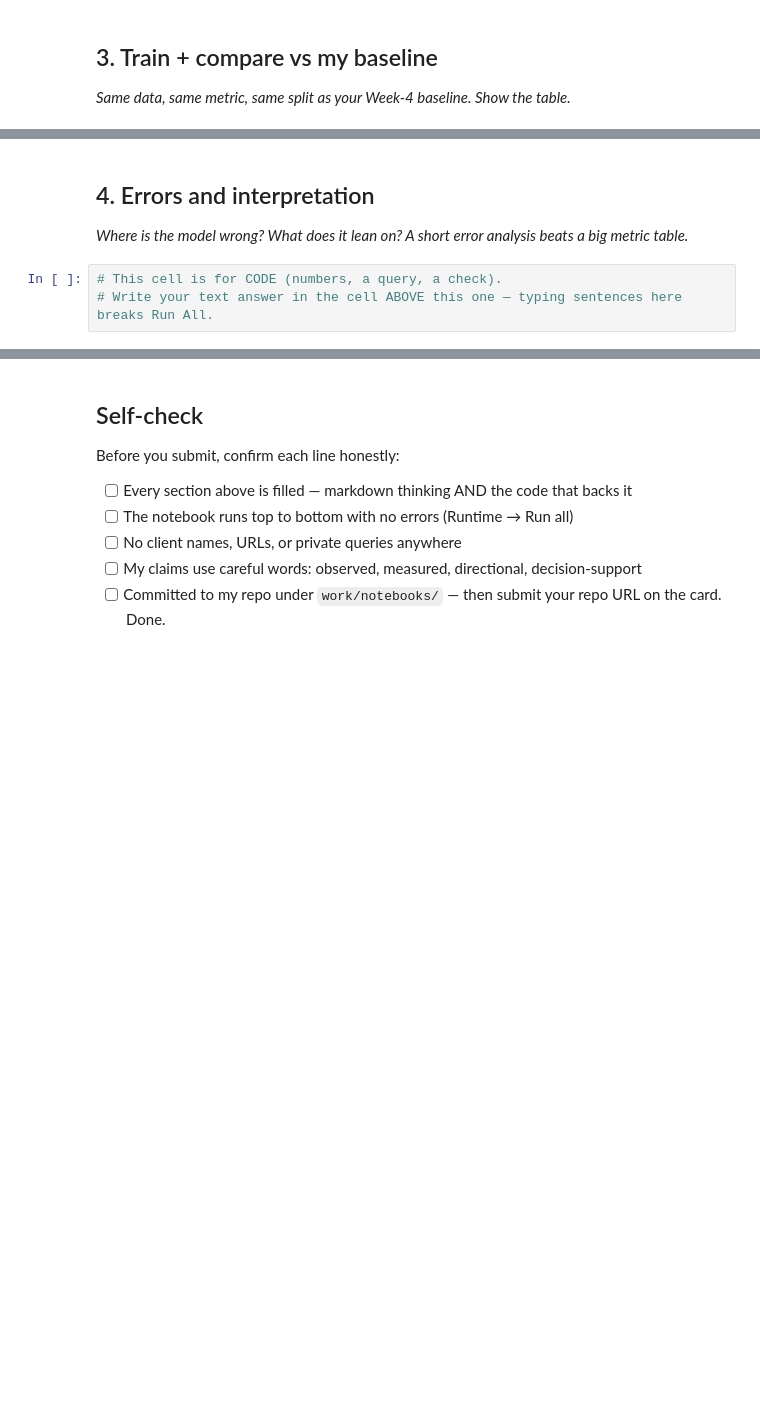
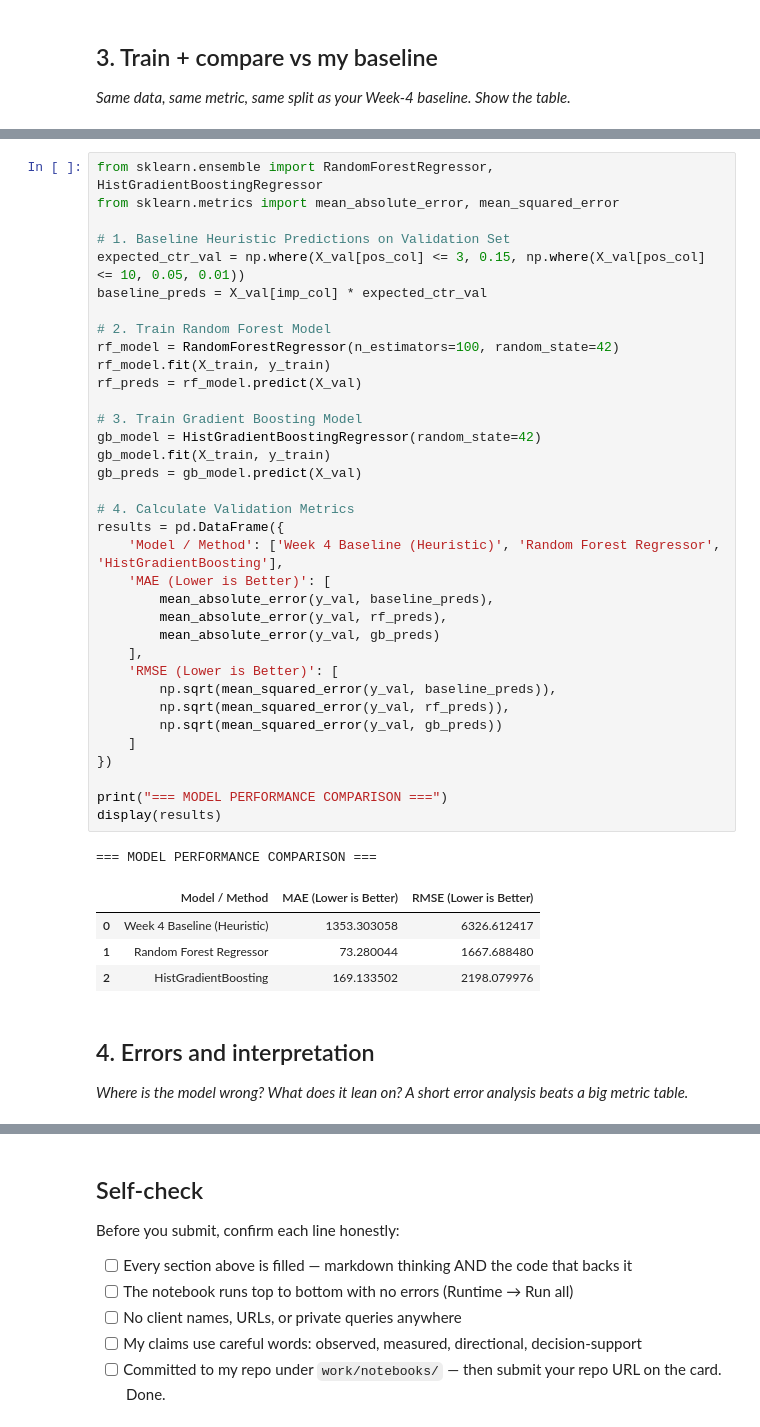
Before and after one commit to ggirlrottingg/ml-internship-starter, a Jupyter notebook: work/notebooks/w05_model.ipynb, the cells around one changed output, grey strips where cells are left out. Saved outputs shown, nothing was run; the diff lists cells and outputs as text; blank space fills up the shorter version.

```diff
--- a/work/notebooks/w05_model.ipynb
+++ b/work/notebooks/w05_model.ipynb
@@ -30,7 +86,45 @@ This skeleton is yours to fill. Work the sections **in order** — each one has
+# %%
+from sklearn.ensemble import RandomForestRegressor, HistGradientBoostingRegressor
+from sklearn.metrics import mean_absolute_error, mean_squared_error
+
+# 1. Baseline Heuristic Predictions on Validation Set
+expected_ctr_val = np.where(X_val[pos_col] <= 3, 0.15, np.where(X_val[pos_col] <= 10, 0.05, 0.01))
+baseline_preds = X_val[imp_col] * expected_ctr_val
+
+# 2. Train Random Forest Model
+rf_model = RandomForestRegressor(n_estimators=100, random_state=42)
+rf_model.fit(X_train, y_train)
+rf_preds = rf_model.predict(X_val)
+
+# 3. Train Gradient Boosting Model
+gb_model = HistGradientBoostingRegressor(random_state=42)
+gb_model.fit(X_train, y_train)
+gb_preds = gb_model.predict(X_val)
+
+# 4. Calculate Validation Metrics
+results = pd.DataFrame({
+    'Model / Method': ['Week 4 Baseline (Heuristic)', 'Random Forest Regressor', 'HistGradientBoosting'],
+    'MAE (Lower is Better)': [
+        mean_absolute_error(y_val, baseline_preds),
+        mean_absolute_error(y_val, rf_preds),
+        mean_absolute_error(y_val, gb_preds)
+    ],
+    'RMSE (Lower is Better)': [
+        np.sqrt(mean_squared_error(y_val, baseline_preds)),
+        np.sqrt(mean_squared_error(y_val, rf_preds)),
+        np.sqrt(mean_squared_error(y_val, gb_preds))
+    ]
+})
+
+print("=== MODEL PERFORMANCE COMPARISON ===")
+display(results)
+# %% [output]
+=== MODEL PERFORMANCE COMPARISON ===
+|  | Model / Method | MAE (Lower is Better) | RMSE (Lower is Better) |
+| 0 | Week 4 Baseline (Heuristic) | 1353.303058 | 6326.612417 |
+| 1 | Random Forest Regressor | 73.280044 | 1667.688480 |
+| 2 | HistGradientBoosting | 169.133502 | 2198.079976 |
 # %% [markdown]
 ## 4. Errors and interpretation
 
 *Where is the model wrong? What does it lean on? A short error analysis beats a big metric table.*
-# %%
-# This cell is for CODE (numbers, a query, a check).
-# Write your text answer in the cell ABOVE this one — typing sentences here breaks Run All.
```
Also changed, not shown: parts of 11 cells of this notebook.
